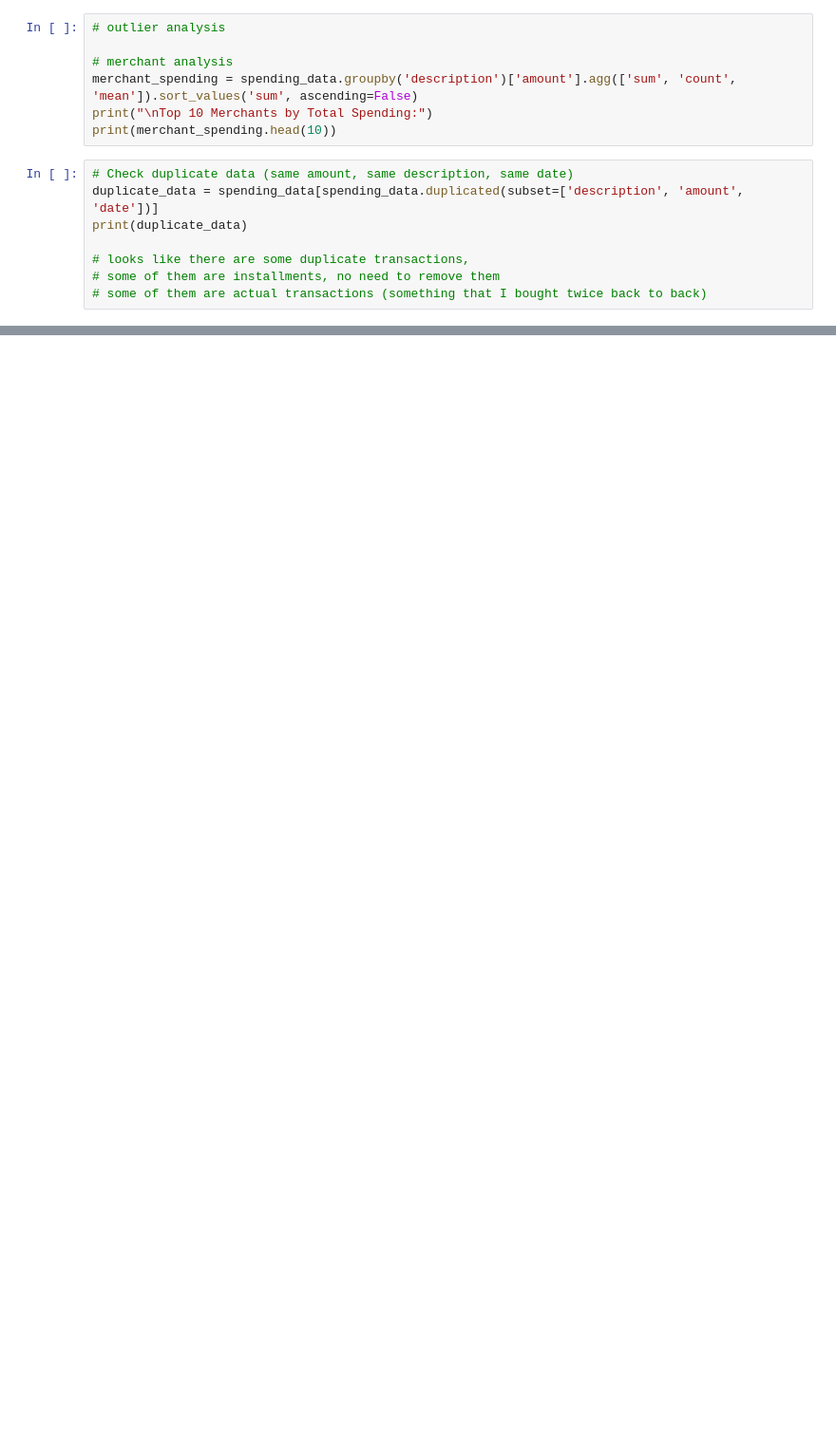
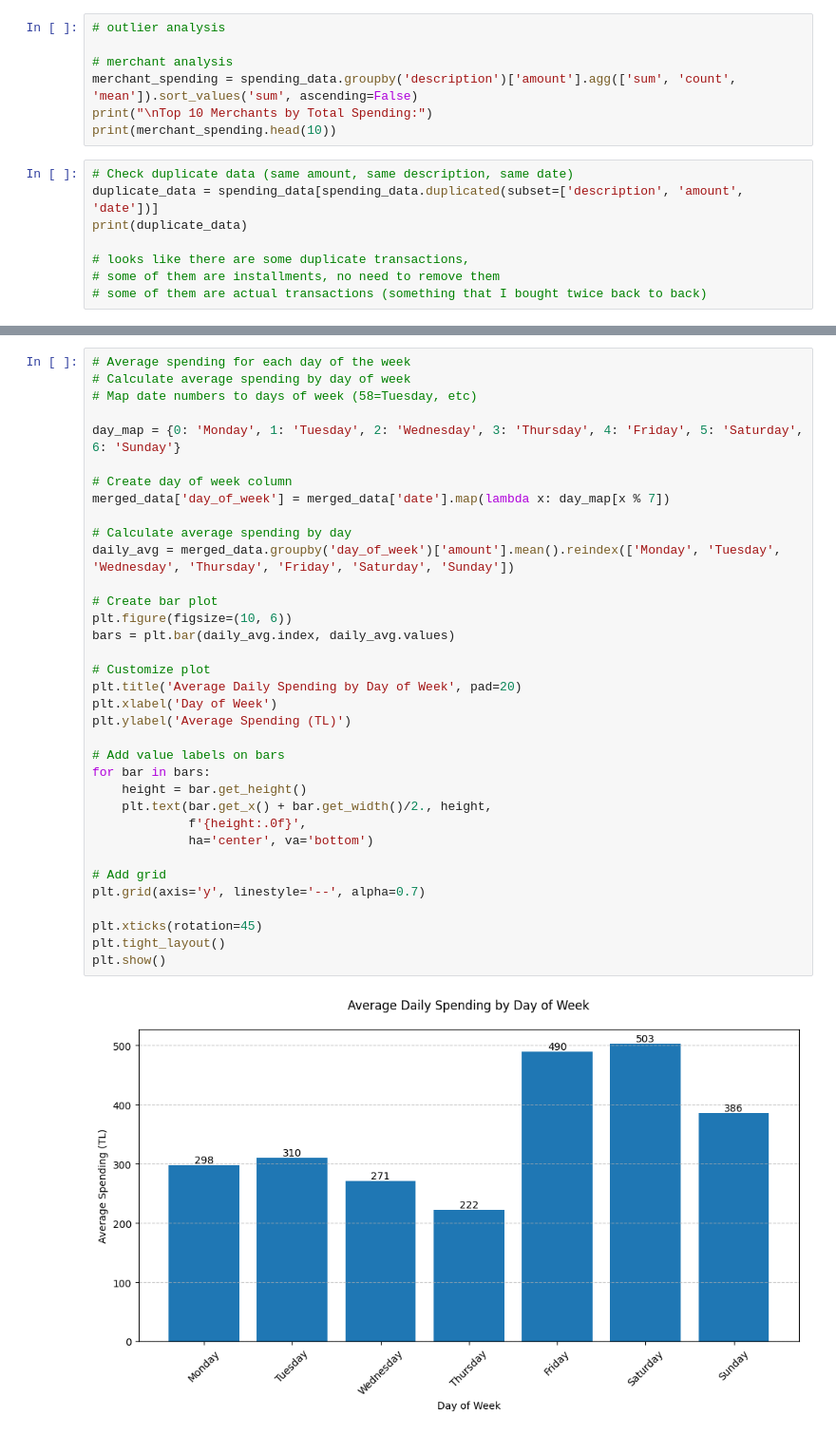
Before and after one commit to Emre-KMZ/dsa210-term-project, a Jupyter notebook: Analysis.ipynb, the cells around one changed output, grey strips where cells are left out. Shown at 95% size. Saved outputs shown, nothing was run; the diff lists cells and outputs as text; blank space fills up the shorter version.

```diff
--- a/Analysis.ipynb
+++ b/Analysis.ipynb
@@ -179,0 +199,37 @@ Percentage difference: -10.6% spending on days with precipitation
+# %%
+# Average spending for each day of the week
+# Calculate average spending by day of week
+# Map date numbers to days of week (58=Tuesday, etc)
+
+day_map = {0: 'Monday', 1: 'Tuesday', 2: 'Wednesday', 3: 'Thursday', 4: 'Friday', 5: 'Saturday', 6: 'Sunday'}
+
+# Create day of week column
+merged_data['day_of_week'] = merged_data['date'].map(lambda x: day_map[x % 7])
+
+# Calculate average spending by day
+daily_avg = merged_data.groupby('day_of_week')['amount'].mean().reindex(['Monday', 'Tuesday', 'Wednesday', 'Thursday', 'Friday', 'Saturday', 'Sunday'])
+
+# Create bar plot
+plt.figure(figsize=(10, 6))
+bars = plt.bar(daily_avg.index, daily_avg.values)
+
+# Customize plot
+plt.title('Average Daily Spending by Day of Week', pad=20)
+plt.xlabel('Day of Week')
+plt.ylabel('Average Spending (TL)')
+
+# Add value labels on bars
+for bar in bars:
+    height = bar.get_height()
+    plt.text(bar.get_x() + bar.get_width()/2., height,
+             f'{height:.0f}',
+             ha='center', va='bottom')
+
+# Add grid
+plt.grid(axis='y', linestyle='--', alpha=0.7)
+
+plt.xticks(rotation=45)
+plt.tight_layout()
+plt.show()
+# %% [output]
+[figure, added]
```
Also changed, not shown: parts of 7 cells of this notebook.
